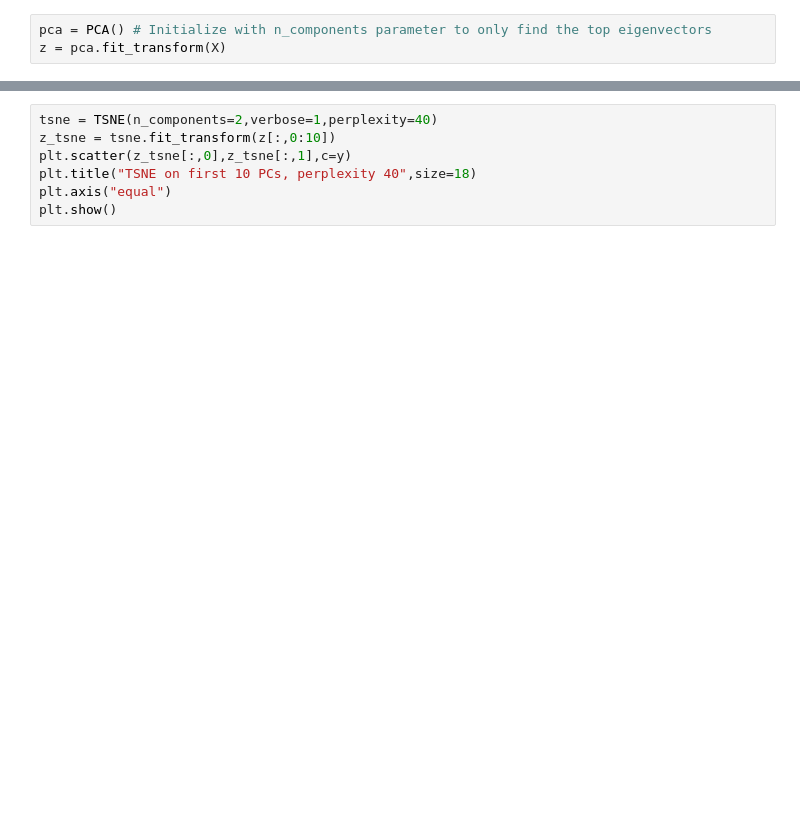
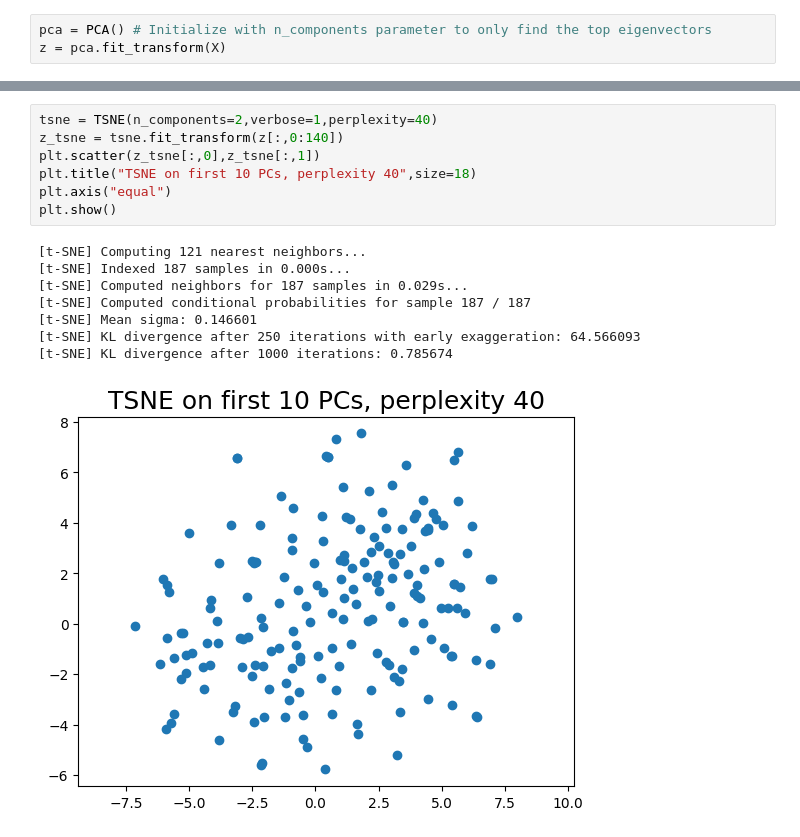
Before and after one commit to mehrdad-es/twitter_cs_NLP, a Jupyter notebook: notebooks/6. clustering.ipynb, the cells around one changed output, grey strips where cells are left out. Drawn from its saved outputs; the diff is of its cells as text; blank space fills up the shorter version.

```diff
--- a/notebooks/6. clustering.ipynb
+++ b/notebooks/6. clustering.ipynb
@@ -55,8 +94,17 @@ plt.show()
 # %%
 tsne = TSNE(n_components=2,verbose=1,perplexity=40)
-z_tsne = tsne.fit_transform(z[:,0:10])
-plt.scatter(z_tsne[:,0],z_tsne[:,1],c=y)
+z_tsne = tsne.fit_transform(z[:,0:140])
+plt.scatter(z_tsne[:,0],z_tsne[:,1])
 plt.title("TSNE on first 10 PCs, perplexity 40",size=18)
 plt.axis("equal")
 plt.show()
+# %% [output]
+[t-SNE] Computing 121 nearest neighbors...
+[t-SNE] Indexed 187 samples in 0.000s...
+[t-SNE] Computed neighbors for 187 samples in 0.029s...
+[t-SNE] Computed conditional probabilities for sample 187 / 187
+[t-SNE] Mean sigma: 0.146601
+[t-SNE] KL divergence after 250 iterations with early exaggeration: 64.566093
+[t-SNE] KL divergence after 1000 iterations: 0.785674
+[figure, added]
 # %%
```
Also changed, not shown: parts of 17 cells of this notebook.
